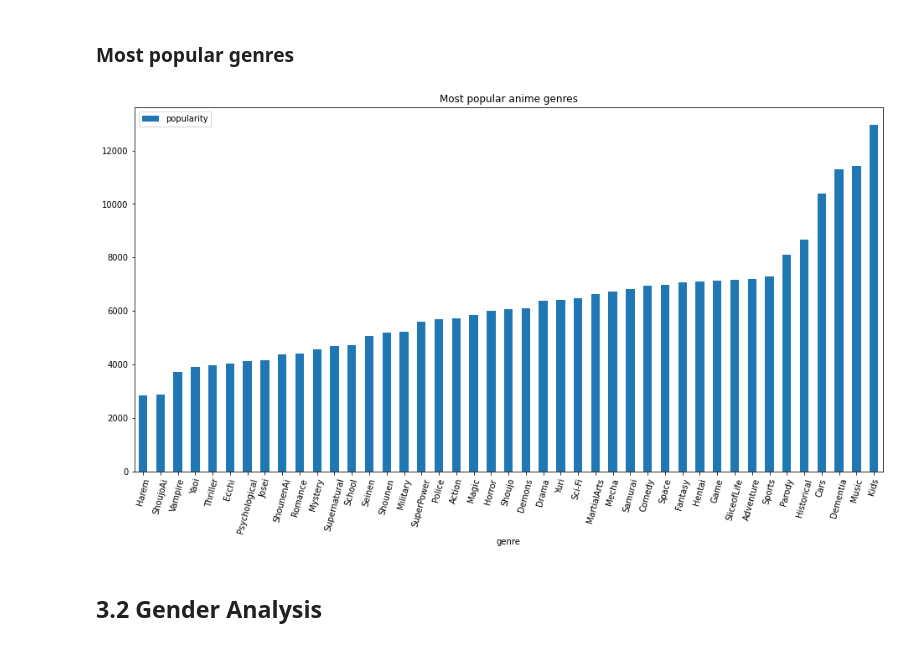
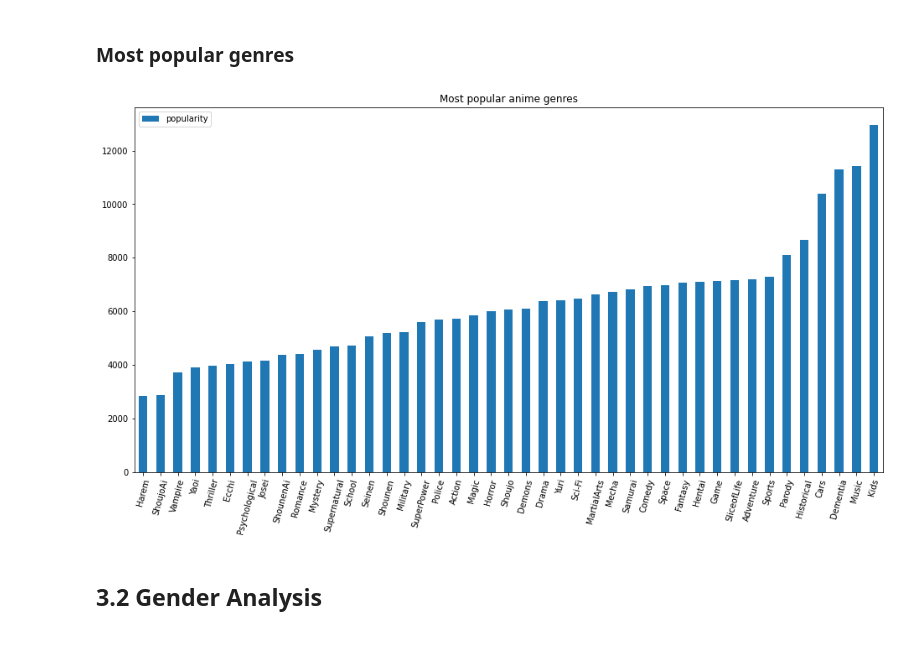
Before and after one commit to Satarasiel/ironhack-projects, a Jupyter notebook: Project-Week-6/your-project/Anime Analysis.ipynb, the cells around one changed output. Drawn from its saved outputs; the diff is of its cells as text; code cells hidden in the pictures.

```diff
--- a/Project-Week-6/your-project/Anime Analysis.ipynb
+++ b/Project-Week-6/your-project/Anime Analysis.ipynb
@@ -476,17 +475,18 @@ plt.ylabel('Scoring difference');
 # %%
 # Which genres are the most popular?
 '''
 Popularity is the ranking system based on the # of users who have a certain anime in their list (aka members).
-Since this is a ranking system, the lower the number of the y axis, the better the genre is ranked.
+Since this is a ranking system (created by the website), the lower the number of the y axis, the better the genre is ranked.
 
 We can see that the most popular genre seems to be 'Harem' and the least popular one is 'Kids', followed by 'Music' and 'Dementia'.
 '''
 genre_pop = animes_exp.groupby('genre', as_index = False).agg({'popularity': 'mean'}).sort_values('popularity').reset_index(drop = True)
 
 # Plot to visualize the table with the most popular anime genres
-genre_pop.plot(x = 'genre', y = 'popularity', kind = 'bar', figsize = (16, 8), rot = 75, title = 'Most popular anime genres');
+genre_pop.plot(x = 'genre', y = 'popularity', kind = 'bar', figsize = (16, 8), rot = 75, title = 'Most popular anime genres')
+plt.xlabel('');
 # %% [output]
-[figure, old version]
+[figure, new version]
 # %% [markdown]
 ## 3.2 Gender Analysis
 # %% [markdown]
```
Also changed, not shown: parts of 4 cells of this notebook.
